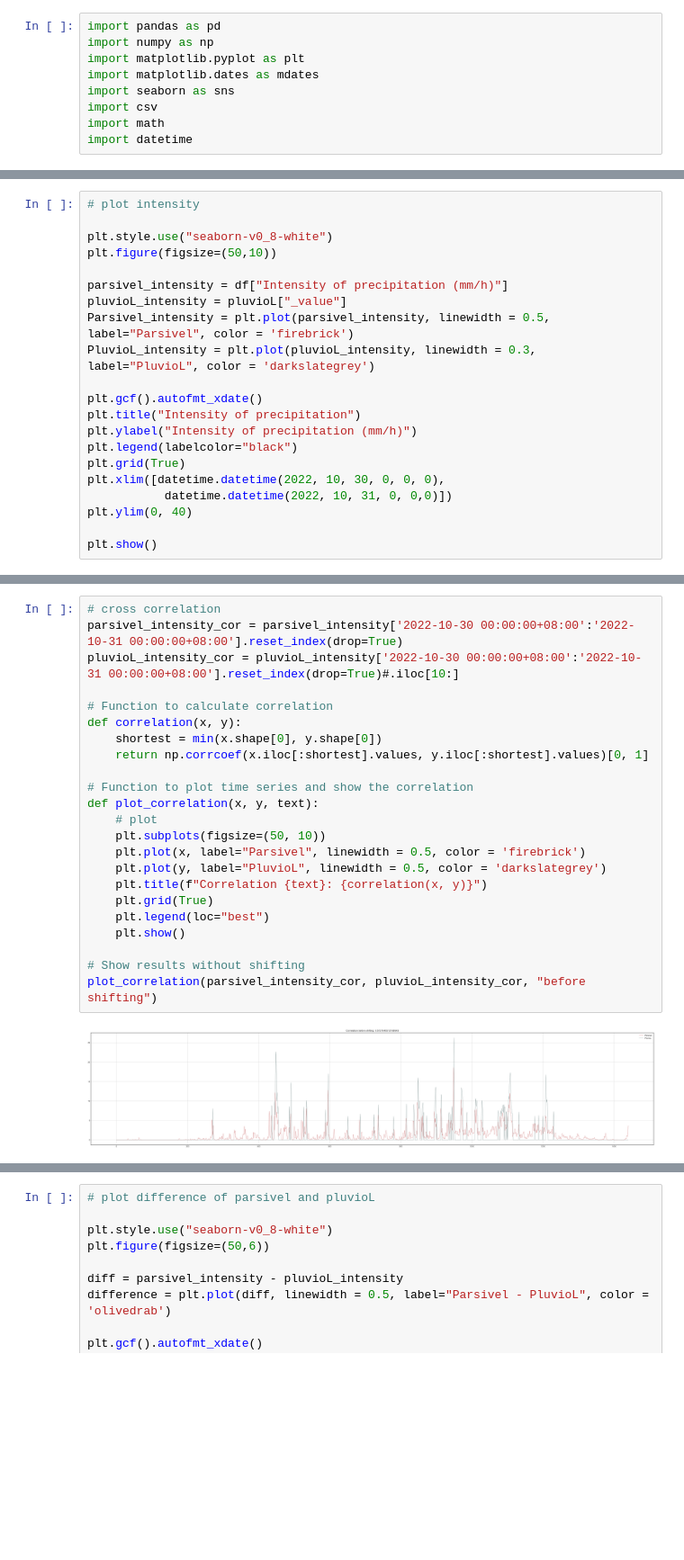
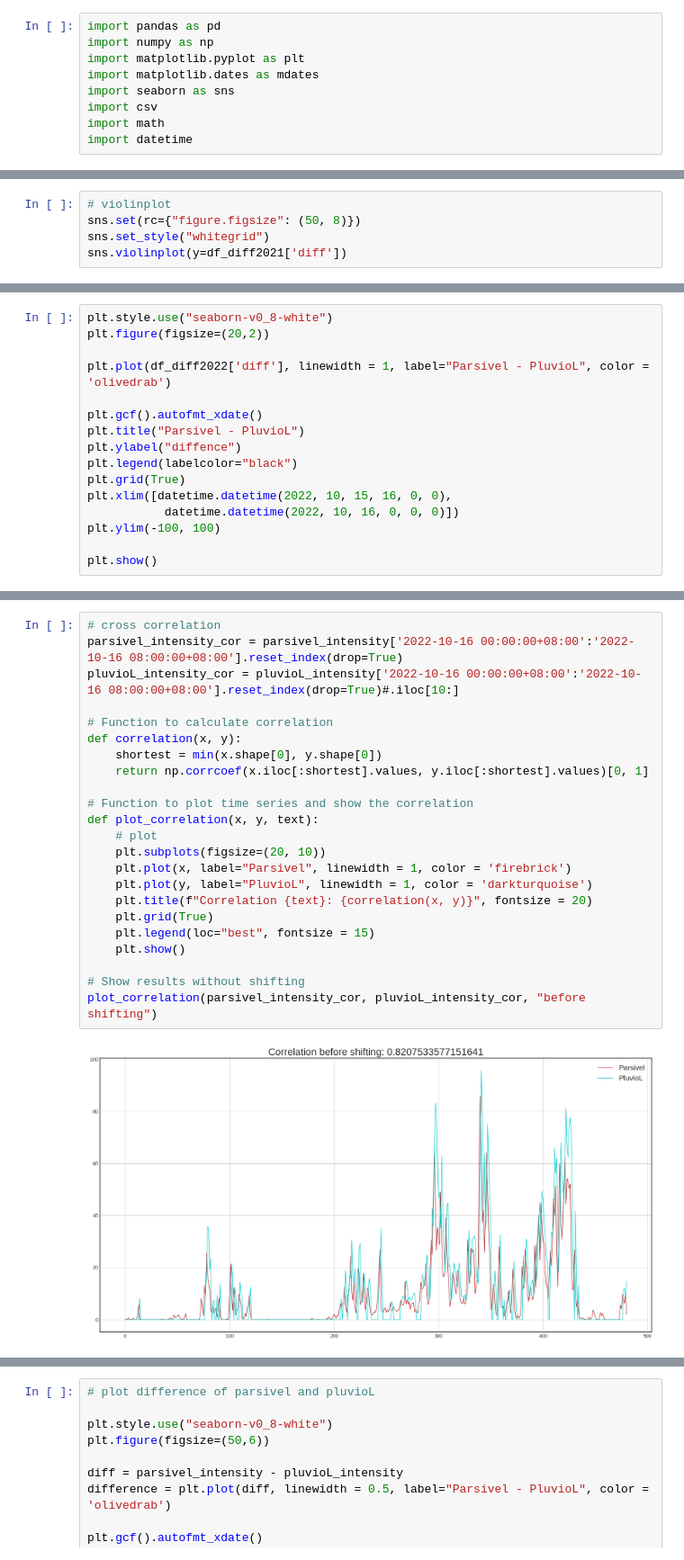
Before and after one commit to YenCheng1226/CAE-Internship, a Jupyter notebook: Parsivel_data_analysis.ipynb, the cells around one changed output, grey strips where cells are left out. Shown at 90% size. Cells and saved outputs as stored; diff of their text form; blank space fills up the shorter version.

```diff
--- a/Parsivel_data_analysis.ipynb
+++ b/Parsivel_data_analysis.ipynb
@@ -124,0 +240,5 @@ plt.show()
+# %%
+# violinplot
+sns.set(rc={"figure.figsize": (50, 8)})
+sns.set_style("whitegrid")
+sns.violinplot(y=df_diff2021['diff'])
@@ -125,22 +281,17 @@ plt.show()
 # %%
-# plot intensity
+plt.style.use("seaborn-v0_8-white")
+plt.figure(figsize=(20,2))
 
-plt.style.use("seaborn-v0_8-white")
-plt.figure(figsize=(50,10))
-
-parsivel_intensity = df["Intensity of precipitation (mm/h)"]
-pluvioL_intensity = pluvioL["_value"]
-Parsivel_intensity = plt.plot(parsivel_intensity, linewidth = 0.5, label="Parsivel", color = 'firebrick')
-PluvioL_intensity = plt.plot(pluvioL_intensity, linewidth = 0.3, label="PluvioL", color = 'darkslategrey')
+plt.plot(df_diff2022['diff'], linewidth = 1, label="Parsivel - PluvioL", color = 'olivedrab')
 
 plt.gcf().autofmt_xdate()
-plt.title("Intensity of precipitation")
-plt.ylabel("Intensity of precipitation (mm/h)")
+plt.title("Parsivel - PluvioL")
+plt.ylabel("diffence")
 plt.legend(labelcolor="black")
 plt.grid(True)
-plt.xlim([datetime.datetime(2022, 10, 30, 0, 0, 0),
-           datetime.datetime(2022, 10, 31, 0, 0,0)])
-plt.ylim(0, 40)
+plt.xlim([datetime.datetime(2022, 10, 15, 16, 0, 0),
+           datetime.datetime(2022, 10, 16, 0, 0, 0)])
+plt.ylim(-100, 100)
 
 plt.show()
 # %% [output]
@@ -148,28 +299,28 @@ plt.show()
 # %%
 # cross correlation
-parsivel_intensity_cor = parsivel_intensity['2022-10-30 00:00:00+08:00':'2022-10-31 00:00:00+08:00'].reset_index(drop=True)
-pluvioL_intensity_cor = pluvioL_intensity['2022-10-30 00:00:00+08:00':'2022-10-31 00:00:00+08:00'].reset_index(drop=True)#.iloc[10:]
+parsivel_intensity_cor = parsivel_intensity['2022-10-16 00:00:00+08:00':'2022-10-16 08:00:00+08:00'].reset_index(drop=True)
+pluvioL_intensity_cor = pluvioL_intensity['2022-10-16 00:00:00+08:00':'2022-10-16 08:00:00+08:00'].reset_index(drop=True)#.iloc[10:]
 
 # Function to calculate correlation
 def correlation(x, y):
     shortest = min(x.shape[0], y.shape[0])
     return np.corrcoef(x.iloc[:shortest].values, y.iloc[:shortest].values)[0, 1]
 
 # Function to plot time series and show the correlation
 def plot_correlation(x, y, text):
     # plot
-    plt.subplots(figsize=(50, 10))
-    plt.plot(x, label="Parsivel", linewidth = 0.5, color = 'firebrick')
-    plt.plot(y, label="PluvioL", linewidth = 0.5, color = 'darkslategrey')
-    plt.title(f"Correlation {text}: {correlation(x, y)}")
+    plt.subplots(figsize=(20, 10))
+    plt.plot(x, label="Parsivel", linewidth = 1, color = 'firebrick')
+    plt.plot(y, label="PluvioL", linewidth = 1, color = 'darkturquoise')
+    plt.title(f"Correlation {text}: {correlation(x, y)}", fontsize = 20)
     plt.grid(True)
-    plt.legend(loc="best")
+    plt.legend(loc="best", fontsize = 15)
     plt.show()
 
 # Show results without shifting
 plot_correlation(parsivel_intensity_cor, pluvioL_intensity_cor, "before shifting")
 # %% [output]
-[figure, old version]
+[figure, new version]
 # %%
 print(parsivel_intensity.size)
 print(pluvioL_intensity.size)
```
Also changed, not shown: parts of 24 cells of this notebook, 1 other file.
